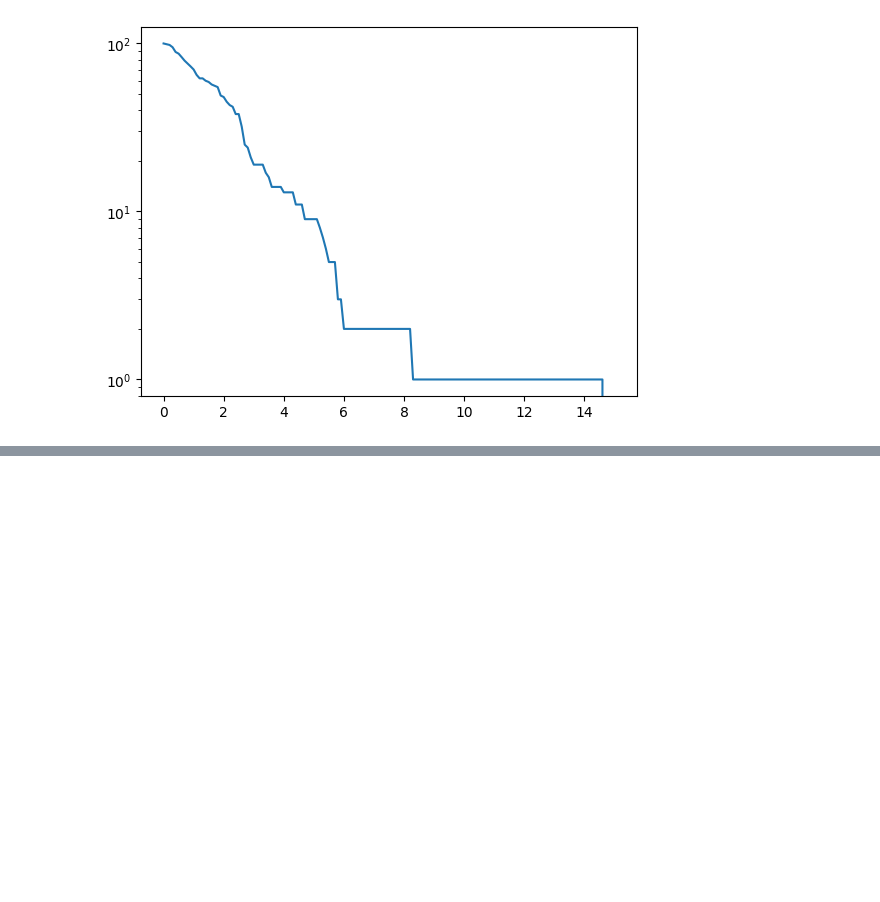
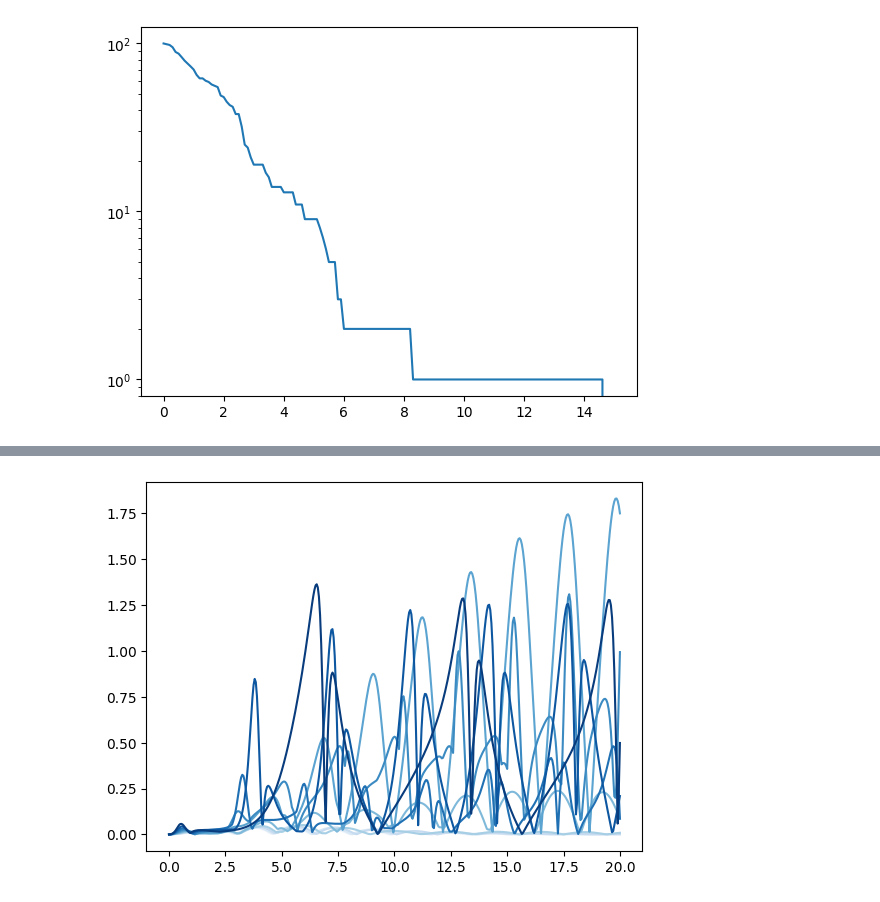
Before and after one commit to mwauters92/Non-hermitian-design, a Jupyter notebook: main.ipynb, the cells around one changed output, grey strips where cells are left out. Cells and saved outputs as stored; diff of their text form; code cells hidden in the pictures; blank space fills up the shorter version.

```diff
--- a/main.ipynb
+++ b/main.ipynb
@@ -395,0 +476,33 @@ plt.semilogy()
+# %%
+omega_list = np.linspace(0.5,10,20)
+J_list = np.array([2.0,4.0,8.0])
+Z01 = embedded_pauli('z',0,1)
+tf = 20
+nstep = 400
+rate=nstep/tf
+tvec = np.linspace(0,tf,nstep+1)
+N=2
+h=1
+
+
+for J in J_list:
+    fig, ax = plt.subplots(ncols=4,nrows=5,sharex=True, sharey=True)
+    fig.set_size_inches([12,15])
+    for iom, Omega in enumerate(omega_list):
+        lambda1, lambda2 = Omega**2/rate/4, J**2/rate/4
+        ax[iom//4,np.mod(iom,4)].set_title(rf"$\lambda_1={lambda1:.2f}$, $\lambda_2={lambda2:.2f}$")
+        ax[iom//4,np.mod(iom,4)].plot(tvec,np.array(data_dict['qutrit', J, Omega][0::2]).mean(axis=0),label='U-PS',c='C0')
+        ax[iom//4,np.mod(iom,4)].plot(tvec,np.array(data_dict['qutrit', J, Omega][1::2]).mean(axis=0),label='U-PS',c='C0')
+        ax[iom//4,np.mod(iom,4)].plot(tvec,np.array(data_dict['eff', J, Omega][0::2]).mean(axis=0),'--',label='U-PS',c='C3')
+        ax[iom//4,np.mod(iom,4)].plot(tvec,np.array(data_dict['eff', J, Omega][1::2]).mean(axis=0),'--',label='U-PS',c='C3')
+        fig.supxlabel(r'$\omega t$')
+        fig.supylabel(r'$\langle \sigma^z_{e/o} \rangle$')
+
+        fig.savefig(f'comparison_N{N}_rate{rate:.2f}.pdf',bbox_inches='tight')
+# %%
+col = plt.cm.Blues(omega_list/max(omega_list))
+J=8.0
+for iom, omega in enumerate(omega_list[::2]):
+    plt.plot(tvec, data_dict['err',J, omega],c=col[2*iom])
+# %% [output]
+[figure, added]
```
Also changed, not shown: parts of 6 cells of this notebook.
